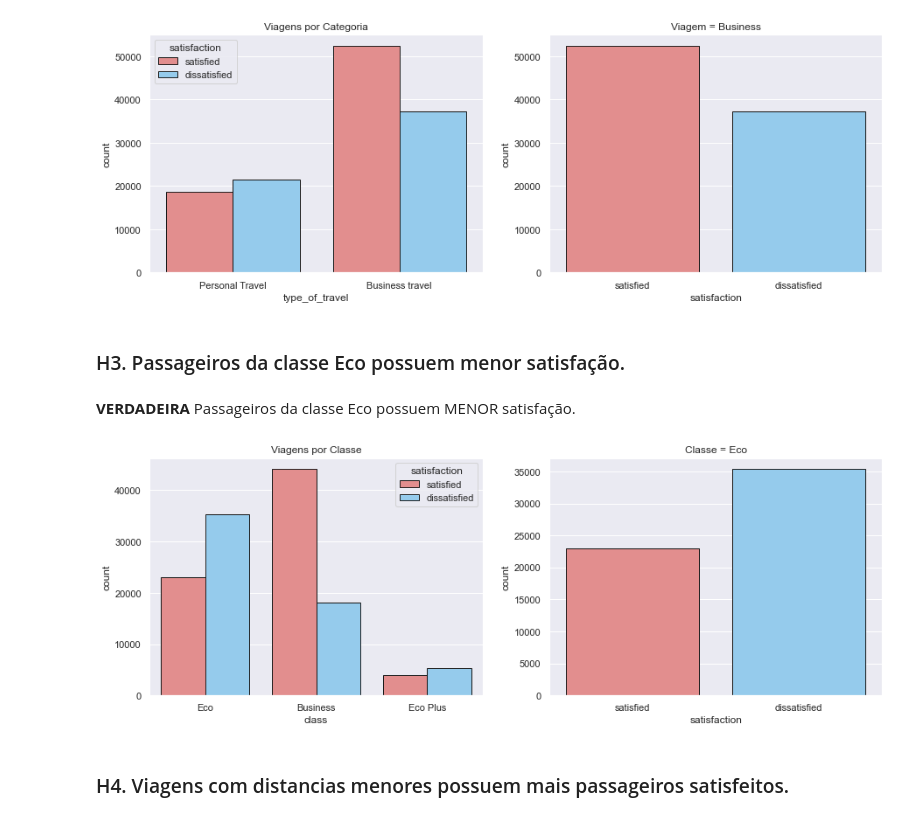
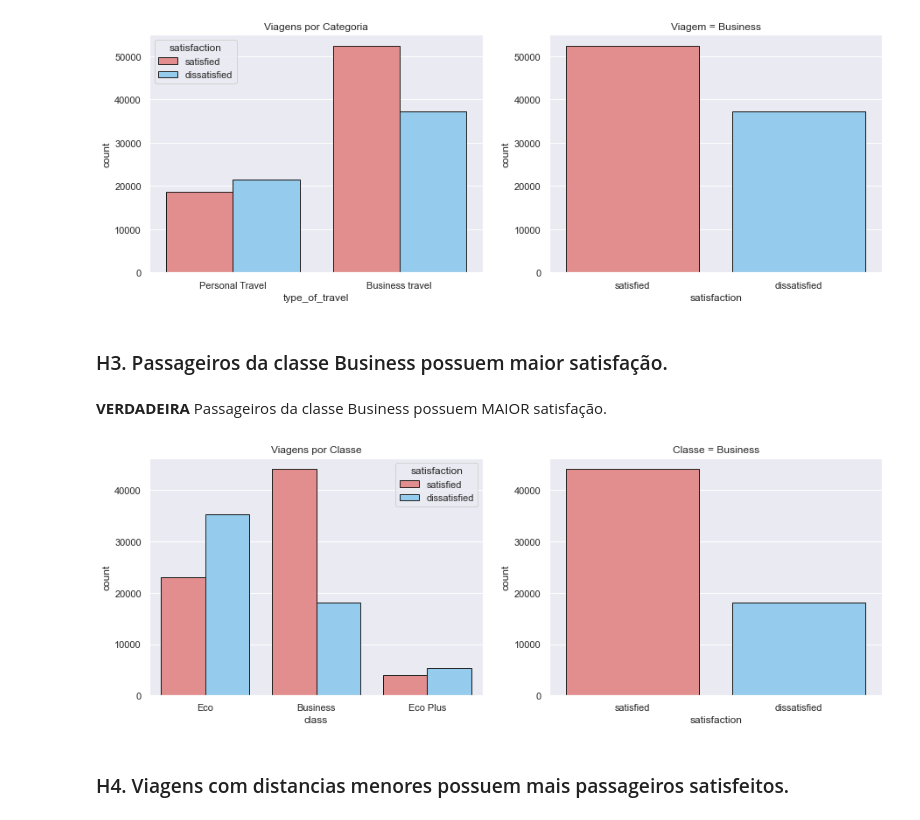
Before and after one commit to Jhonatanslopes/Airline-Customer-Satisfaction, a Jupyter notebook: analysis_satisfaction.ipynb, the cells around one changed output. Cells and saved outputs as stored; diff of their text form; code cells hidden in the pictures.

```diff
--- a/analysis_satisfaction.ipynb
+++ b/analysis_satisfaction.ipynb
@@ -587,21 +585,21 @@ plt.title('Viagem = Business');
 # %% [output]
 [figure]
 # %% [markdown]
-### H3. Passageiros da classe Eco possuem menor satisfação.
+### H3. Passageiros da classe Business possuem maior satisfação.
 # %% [markdown]
-**VERDADEIRA** Passageiros da classe Eco possuem MENOR satisfação.
+**VERDADEIRA** Passageiros da classe Business possuem MAIOR satisfação.
 # %%
 plt.figure(figsize=(15, 5))
 plt.subplot(1, 2, 1)
 sns.countplot(x='class', data=data, hue=data['satisfaction'], palette=paleta2, ec='k')
 plt.title('Viagens por Classe')
 
 plt.subplot(1, 2, 2)
-filter_h3 = data[data['class'] == 'Eco']
+filter_h3 = data[data['class'] == 'Business']
 sns.countplot(x='satisfaction', data=filter_h3, ec='k', palette=paleta2)
-plt.title('Classe = Eco');
+plt.title('Classe = Business');
 # %% [output]
-[figure, old version]
+[figure, new version]
 # %% [markdown]
 ### H4.  Viagens com distancias menores possuem mais passageiros satisfeitos.
 # %% [markdown]
```
Also changed, not shown: parts of 41 cells of this notebook.
